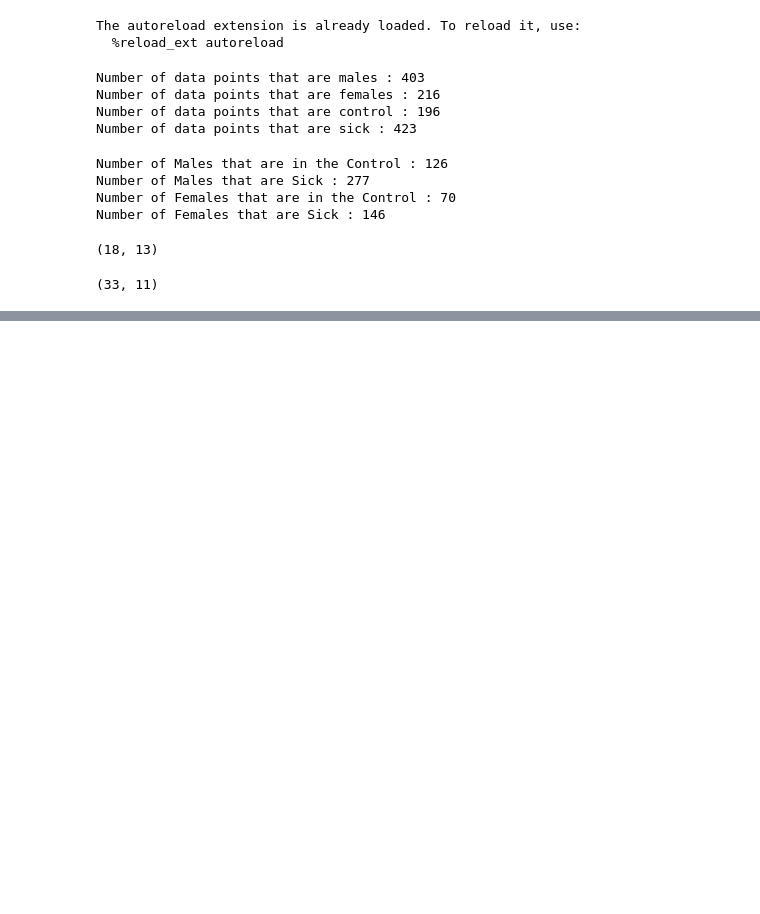
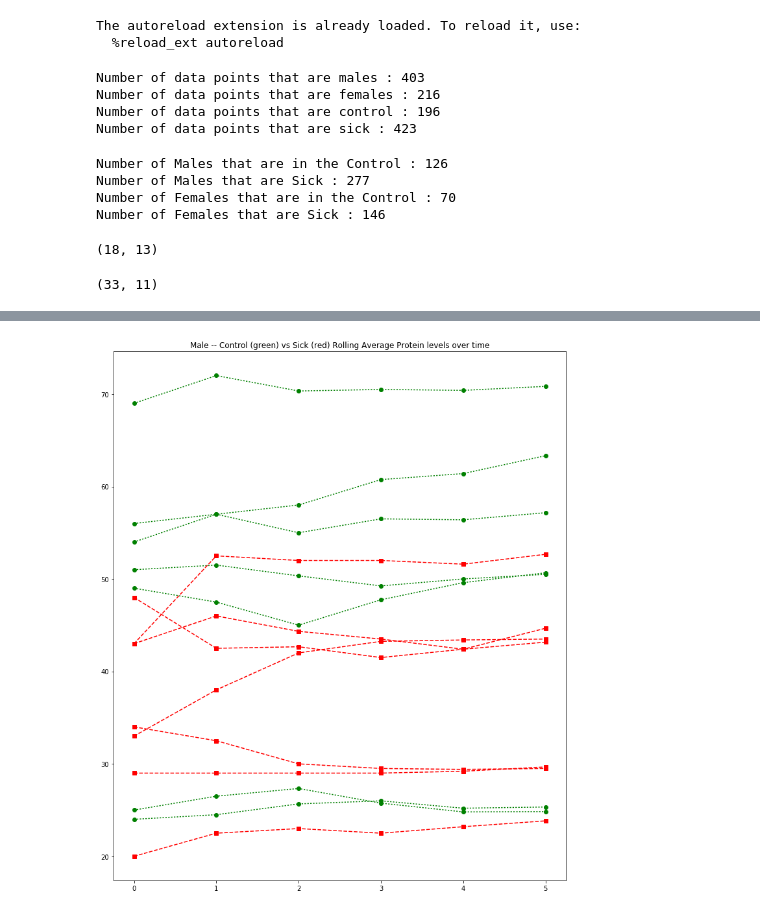
Before and after one commit to Rahul-Khanna/comp_gene, a Jupyter notebook: Data_exploration_round_2.ipynb, the cells around one changed output, grey strips where cells are left out. Drawn from its saved outputs; the diff is of its cells as text; code cells hidden in the pictures; blank space fills up the shorter version.

```diff
--- a/Data_exploration_round_2.ipynb
+++ b/Data_exploration_round_2.ipynb
@@ -216,0 +163,36 @@ usefulFunctions.createLinePlotsOnSamePlot(allFullyFilledFemales, labels, colors)
+# %%
+def computeRollingAverages(matrix):
+    rollingAverageMatrix = []
+    for i in range(len(matrix)):
+        row = matrix[i]
+        temp = []
+        temp.append((row[0], row[0]))
+        for j in range(1,len(row)):
+            newCount = temp[j-1][1]+row[j]
+            temp.append((newCount/float(j+1), newCount))
+
+        rollingAverageMatrix.append([])
+        for j in range(len(temp)):
+            rollingAverageMatrix[i].append(temp[j][0])
+    return rollingAverageMatrix
+
+rollingAverageControlMales = computeRollingAverages(controlMales)
+rollingAverageSickMales = computeRollingAverages(sickMales)
+
+randomAvgControlMales = selectRandom(rollingAverageControlMales, 7)
+randomAvgSickMales = selectRandom(rollingAverageSickMales, 7)
+
+labels = []
+for entry in randomAvgControlMales:
+    labels.append(0)
+for entry in randomAvgSickMales:
+    labels.append(1)
+
+allFullyFilledAvgMales = randomAvgControlMales + randomAvgSickMales
+colors = ['go:', 'rs--']
+title = "Male -- Control (green) vs Sick (red) Rolling Average Protein levels over time"
+usefulFunctions.createLinePlotsOnSamePlot(allFullyFilledAvgMales, labels, colors, title)
+# green is control
+# red is sick
+# %% [output]
+[figure, added]
```
Also changed, not shown: parts of 7 cells of this notebook, 1 other file.
